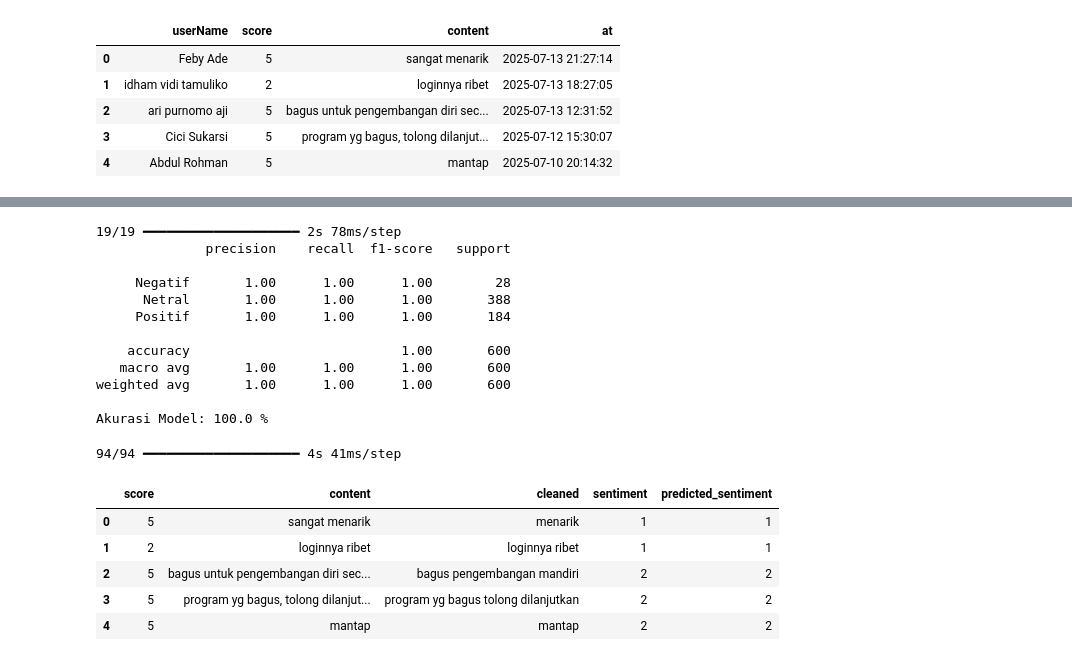
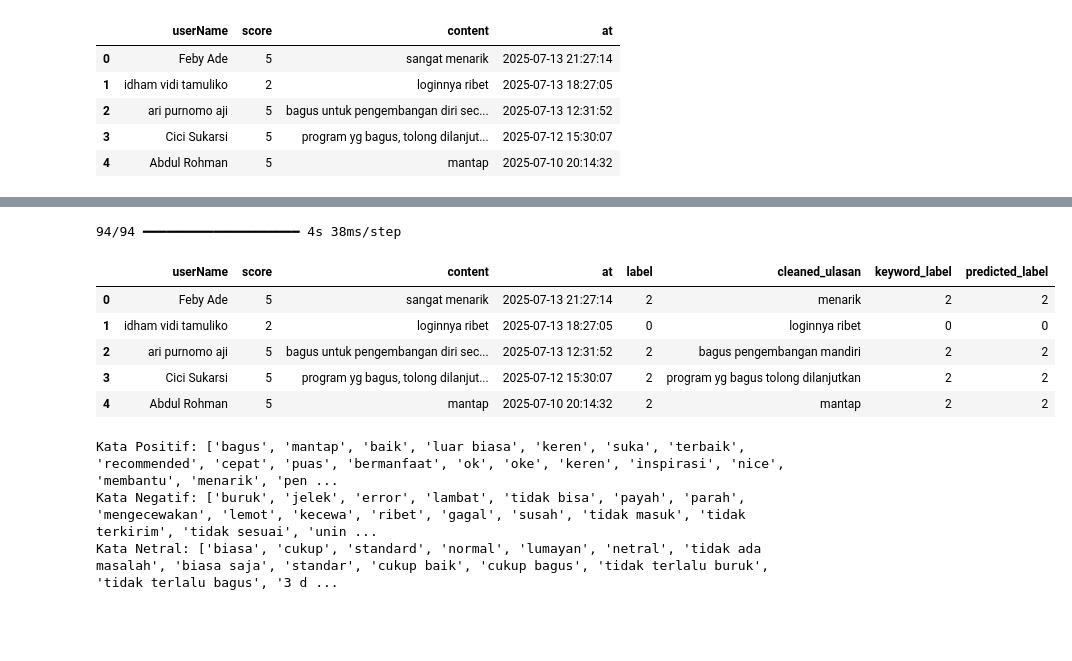
Before and after one commit to MuhamadDaffaNashrullah/UASV2-IPYNB-, a Jupyter notebook: komentar.ipynb, the cells around one changed output, grey strips where cells are left out. Drawn from its saved outputs; the diff is of its cells as text; code cells hidden in the pictures; blank space fills up the shorter version.

```diff
--- a/komentar.ipynb
+++ b/komentar.ipynb
@@ -67,22 +140,10 @@ df.head()
 # %%
-positive_words = ['bagus', 'mantap', 'baik', 'keren', 'suka', 'terbaik', 'cepat', 'bantu', 'puas']
-negative_words = ['buruk', 'jelek', 'error', 'lambat', 'tidak bisa', 'gagal', 'payah', 'parah', 'mengecewakan', 'lemot']
-neutral_words = ['biasa', 'cukup', 'standard', 'normal']
+model = Sequential()
+model.add(Embedding(5000, 128, input_length=100))
+model.add(LSTM(128))
+model.add(Dropout(0.5))
+model.add(Dense(3, activation='softmax'))
 
-def label_sentiment(text):
-    score = 0
-    for word in text.split():
-        if word in positive_words:
-            score += 1
-        elif word in negative_words:
-            score -= 1
-    if score > 0:
-        return 2  # positif
-    elif score < 0:
-        return 0  # negatif
-    else:
-        return 1  # netral
-
-df['sentiment'] = df['cleaned'].apply(label_sentiment)
-df[['content', 'cleaned', 'sentiment']].head(10)
+model.compile(loss='sparse_categorical_crossentropy', optimizer='adam', metrics=['accuracy'])
+history = model.fit(X_train, y_train, epochs=100, batch_size=32, validation_data=(X_test, y_test))
 # %% [output]
@@ -138,35 +191,23 @@ Epoch 10/10
 # %%
-y_pred = model.predict(X_test)
-y_pred_classes = np.argmax(y_pred, axis=1)
+full_pred = model.predict(padded_sequences)
+df['predicted_label'] = np.argmax(full_pred, axis=1)
+df.to_csv('ulasan_digitalent_labeled.csv', index=False, encoding='utf-8-sig')
 
-print(classification_report(y_test, y_pred_classes, target_names=['Negatif', 'Netral', 'Positif']))
-print('Akurasi Model:', round(accuracy_score(y_test, y_pred_classes) * 100, 2), '%')
+df.head()
 # %% [output]
-19/19 ━━━━━━━━━━━━━━━━━━━━ 2s 78ms/step
-              precision    recall  f1-score   support
-
-     Negatif       1.00      1.00      1.00        28
-      Netral       1.00      1.00      1.00       388
-     Positif       1.00      1.00      1.00       184
-
-    accuracy                           1.00       600
-   macro avg       1.00      1.00      1.00       600
-weighted avg       1.00      1.00      1.00       600
-
-Akurasi Model: 100.0 %
+94/94 ━━━━━━━━━━━━━━━━━━━━ 4s 38ms/step
+|  | userName | score | content | at | label | cleaned_ulasan | keyword_label | predicted_label |
+| 0 | Feby Ade | 5 | sangat menarik | 2025-07-13 21:27:14 | 2 | menarik | 2 | 2 |
+| 1 | idham vidi tamuliko | 2 | loginnya ribet | 2025-07-13 18:27:05 | 0 | loginnya ribet | 0 | 0 |
+| 2 | ari purnomo aji | 5 | bagus untuk pengembangan diri sec... | 2025-07-13 12:31:52 | 2 | bagus pengembangan mandiri | 2 | 2 |
+| 3 | Cici Sukarsi | 5 | program yg bagus, tolong dilanjut... | 2025-07-12 15:30:07 | 2 | program yg bagus tolong dilanjutkan | 2 | 2 |
+| 4 | Abdul Rohman | 5 | mantap | 2025-07-10 20:14:32 | 2 | mantap | 2 | 2 |
 # %%
-full_pred = model.predict(padded)
-df['predicted_sentiment'] = np.argmax(full_pred, axis=1)
-
-df[['content', 'cleaned', 'predicted_sentiment']].to_csv('ulasan_digitalent_labeled.csv', index=False, encoding='utf-8-sig')
-
-df.head()
+print('Kata Positif:', positive_words)
+print('Kata Negatif:', negative_words)
+print('Kata Netral:', neutral_words)
 # %% [output]
-94/94 ━━━━━━━━━━━━━━━━━━━━ 4s 41ms/step
+Kata Positif: ['bagus', 'mantap', 'baik', 'luar biasa', 'keren', 'suka', 'terbaik', 'recommended', 'cepat', 'puas', 'bermanfaat', 'ok', 'oke', 'keren', 'inspirasi', 'nice', 'membantu', 'menarik', 'pen ...
+Kata Negatif: ['buruk', 'jelek', 'error', 'lambat', 'tidak bisa', 'payah', 'parah', 'mengecewakan', 'lemot', 'kecewa', 'ribet', 'gagal', 'susah', 'tidak masuk', 'tidak terkirim', 'tidak sesuai', 'unin ...
+Kata Netral: ['biasa', 'cukup', 'standard', 'normal', 'lumayan', 'netral', 'tidak ada masalah', 'biasa saja', 'standar', 'cukup baik', 'cukup bagus', 'tidak terlalu buruk', 'tidak terlalu bagus', '3 d ...
-|  | score | content | cleaned | sentiment | predicted_sentiment |
-| 0 | 5 | sangat menarik | menarik | 1 | 1 |
-| 1 | 2 | loginnya ribet | loginnya ribet | 1 | 1 |
-| 2 | 5 | bagus untuk pengembangan diri sec... | bagus pengembangan mandiri | 2 | 2 |
-| 3 | 5 | program yg bagus, tolong dilanjut... | program yg bagus tolong dilanjutkan | 2 | 2 |
-| 4 | 5 | mantap | mantap | 2 | 2 |
 # %%
```
Also changed, not shown: parts of 26 cells of this notebook, 7 other files.
